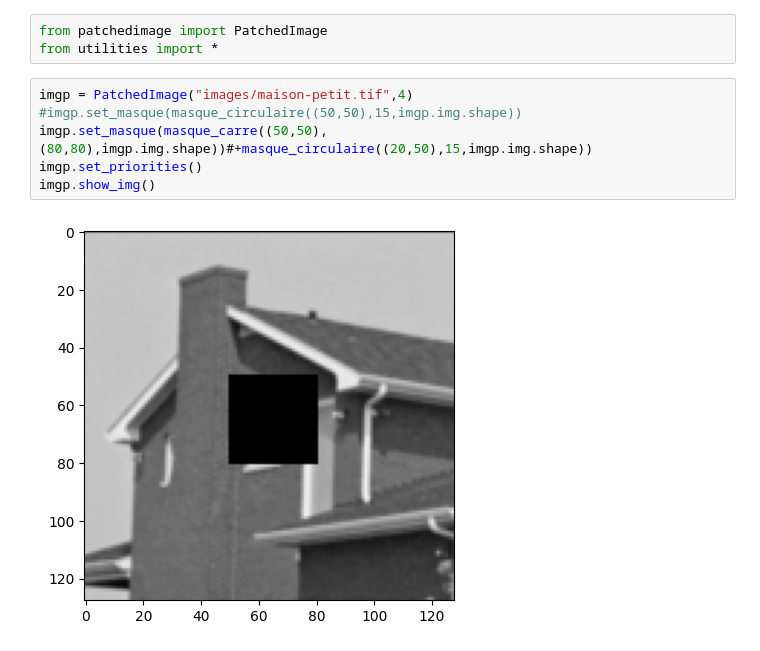
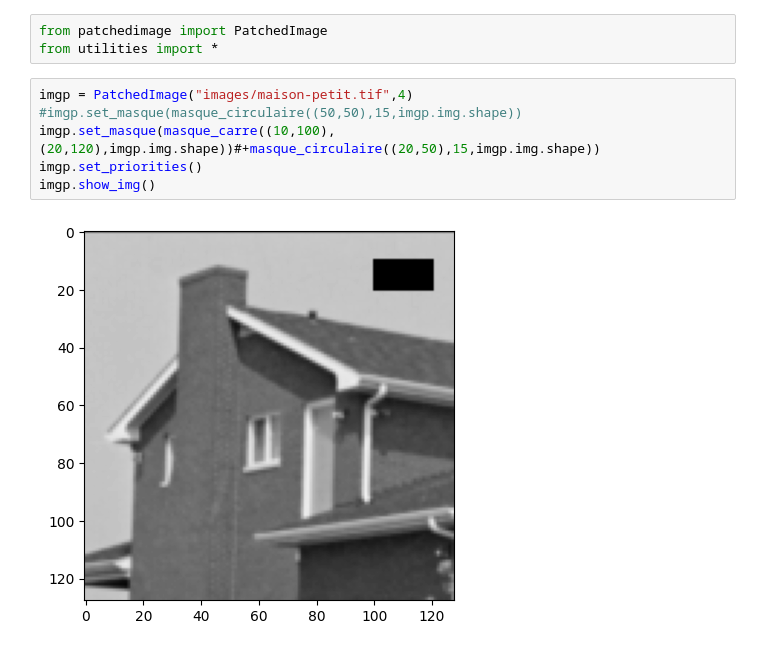
Before and after one commit to clementgilli/inpainting, a Jupyter notebook: worksheet.ipynb, the cells around one changed output. Saved outputs shown, nothing was run; the diff lists cells and outputs as text.

```diff
--- a/worksheet.ipynb
+++ b/worksheet.ipynb
@@ -4,8 +4,8 @@ from utilities import *
 # %%
 imgp = PatchedImage("images/maison-petit.tif",4)
 #imgp.set_masque(masque_circulaire((50,50),15,imgp.img.shape))
-imgp.set_masque(masque_carre((50,50),(80,80),imgp.img.shape))#+masque_circulaire((20,50),15,imgp.img.shape))
+imgp.set_masque(masque_carre((10,100),(20,120),imgp.img.shape))#+masque_circulaire((20,50),15,imgp.img.shape))
 imgp.set_priorities()
 imgp.show_img()
 # %% [output]
-[figure, old version]
+[figure, new version]
```
Also changed, not shown: parts of 6 cells of this notebook, 2 other files.
